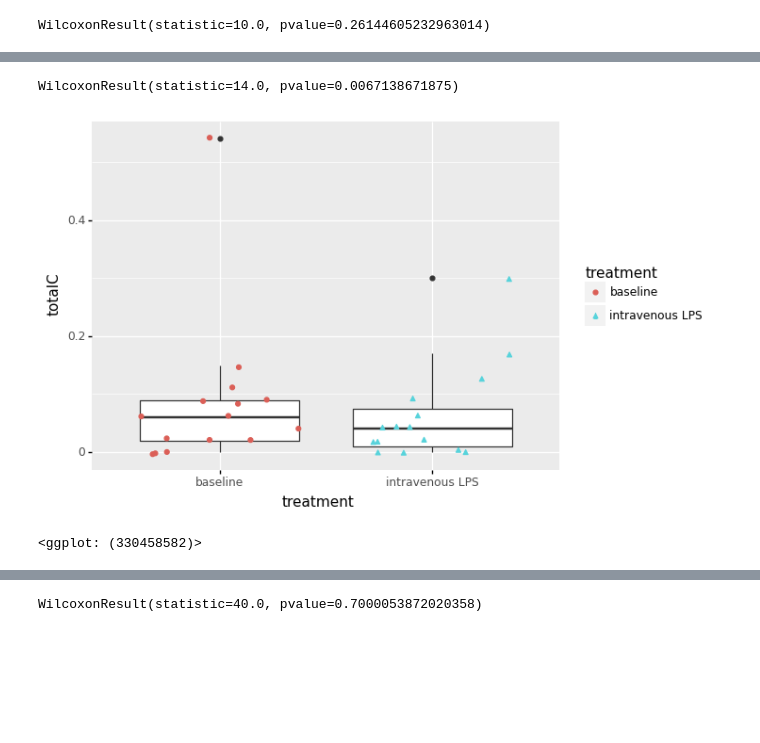
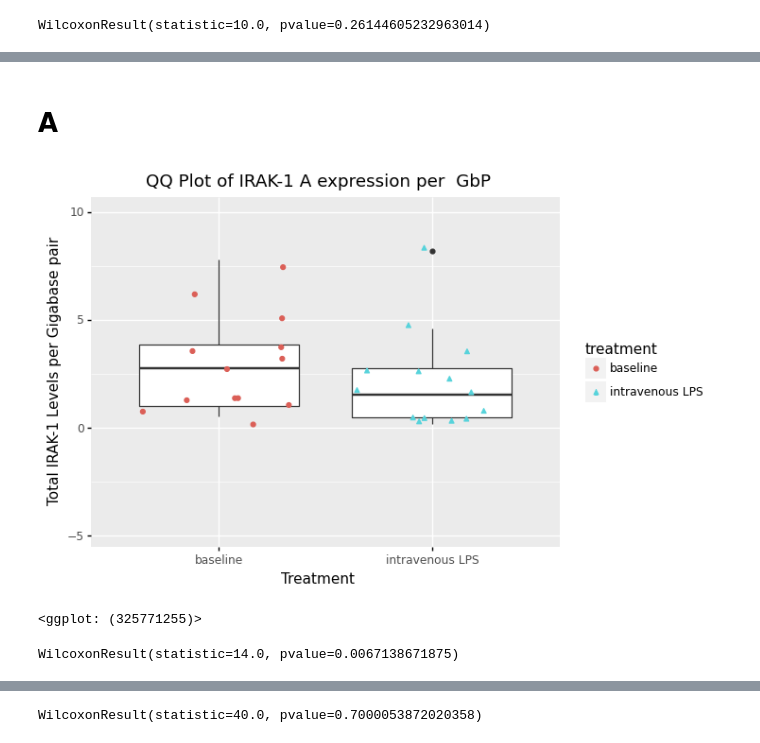
Before and after one commit to ASSahasranamam/thesis, a Jupyter notebook: thesis/treatment.ipynb, the cells around one changed output, grey strips where cells are left out. Saved outputs shown, nothing was run; the diff lists cells and outputs as text; code cells hidden in the pictures; blank space fills up the shorter version.

```diff
--- a/thesis/treatment.ipynb
+++ b/thesis/treatment.ipynb
@@ -418,11 +382,22 @@ ggplot(data, aes(x='treatment', y='totalA') ) + geom_boxplot() + geom_jitter(dat
+# %% [markdown]
+# A
+# %%
+removed_outliers_A = data.totalA.between(data.totalA.quantile(.05), data.totalA.quantile(.95))
+data_total_A= data[removed_outliers_A]
+q1 = np.round(data.totalA.quantile(0.25), 4)
+q3 = np.round(data.totalA.quantile(0.75), 4)
+iqr = np.round(q3 - q1, 4)
+lowerA = np.round( q1 - (1.5 * iqr),4)
+upperA=  np.round( q3+  (1.5 * iqr),4)
+    # Interquartile range
+lowerA= lower
+ggplot(data, aes(x='treatment', y='totalA') ) + geom_boxplot() + geom_jitter(data, aes(colour='treatment',shape='treatment')) +  ggtitle("QQ Plot of IRAK-1 A expression per  GbP") + xlab("Treatment") + ylab("Total IRAK-1 Levels per Gigabase pair") + ylim(lowerA,upperA)
+# %% [output]
+[figure, added]
+<ggplot: (325771255)>
 # %%
 a = 0.05
 
 wilcoxon(diff_data["diff_totalA"])
 # %% [output]
 WilcoxonResult(statistic=14.0, pvalue=0.0067138671875)
-# %%
-ggplot(data, aes(x='treatment', y='totalC') ) + geom_boxplot() + geom_jitter(data,aes(colour='treatment',shape='treatment'))
-# %% [output]
-[figure, removed]
-<ggplot: (330458582)>
```
Also changed, not shown: parts of 41 cells of this notebook, 2 other files.
